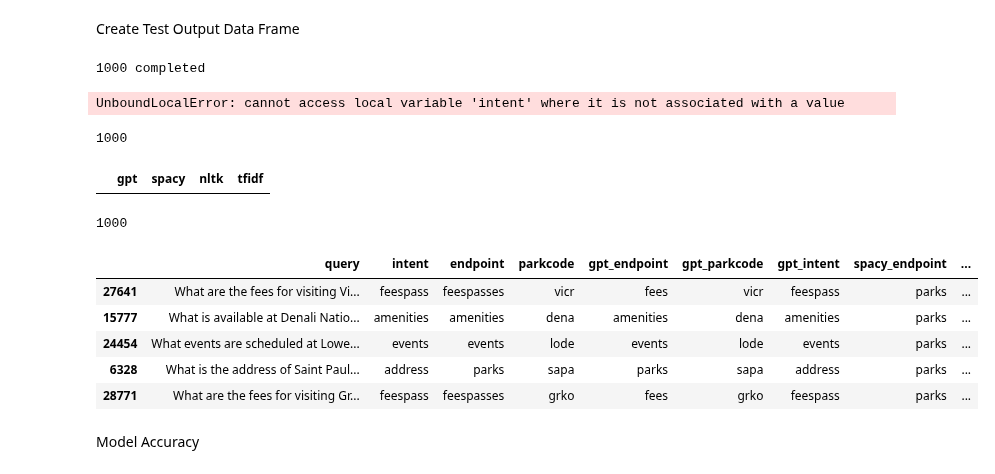
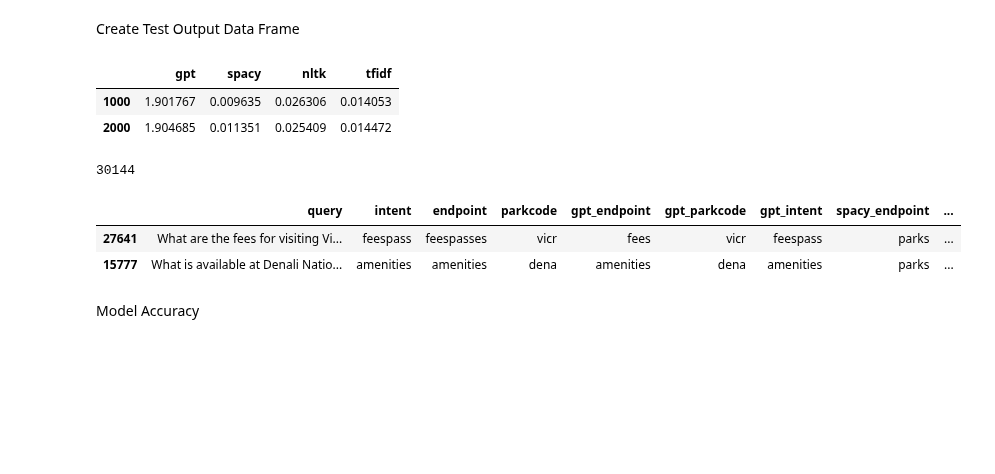
Before and after one commit to nblakkanesser/MADS_Capstone, a Jupyter notebook: 04_nps_evaluation/04_api_evaluation.ipynb, the cells around one changed output. Drawn from its saved outputs; the diff is of its cells as text; code cells hidden in the pictures; blank space fills up the shorter version.

Commit message:
api test data

```diff
--- a/04_nps_evaluation/04_api_evaluation.ipynb
+++ b/04_nps_evaluation/04_api_evaluation.ipynb
@@ -158,14 +173,0 @@ def create_test_data (query_df, models, n=0):
-# %%
-test_data, times = create_test_data(test_data, models)
-#For 100:
-#gpt : 162.155 secs - 184.938 secs
-#spacy : 1.153 secs - 1.186 secs
-#nltk : 3.227 secs - 2.969 secs
-#tfidf : 1.712 secs - 1.706 secs
-# %% [output]
-1000 completed
-UnboundLocalError: cannot access local variable 'intent' where it is not associated with a value
-# %%
-len(test_data)
-# %% [output]
-1000
@@ -172,20 +179,19 @@ len(test_data)
 # %%
 times = pd.read_pickle('times.pkl')
-times.head()
+times.head(2)
 # %% [output]
 |  | gpt | spacy | nltk | tfidf |
+| 1000 | 1.901767 | 0.009635 | 0.026306 | 0.014053 |
+| 2000 | 1.904685 | 0.011351 | 0.025409 | 0.014472 |
 # %%
 test_data = pd.read_pickle('test_data.pkl')
 print(len(test_data))
-test_data.head()
+test_data.head(2)
 # %% [output]
-1000
+30144
 |  | query | intent | endpoint | parkcode | gpt_endpoint | gpt_parkcode | gpt_intent | spacy_endpoint | ... |
 | 27641 | What are the fees for visiting Vi... | feespass | feespasses | vicr | fees | vicr | feespass | parks | ... |
 | 15777 | What is available at Denali Natio... | amenities | amenities | dena | amenities | dena | amenities | parks | ... |
-| 24454 | What events are scheduled at Lowe... | events | events | lode | events | lode | events | parks | ... |
-| 6328 | What is the address of Saint Paul... | address | parks | sapa | parks | sapa | address | parks | ... |
-| 28771 | What are the fees for visiting Gr... | feespass | feespasses | grko | fees | grko | feespass | parks | ... |
 # %% [markdown]
 Model Accuracy
 # %%
```
Also changed, not shown: parts of 27 cells of this notebook, 4 other files.
